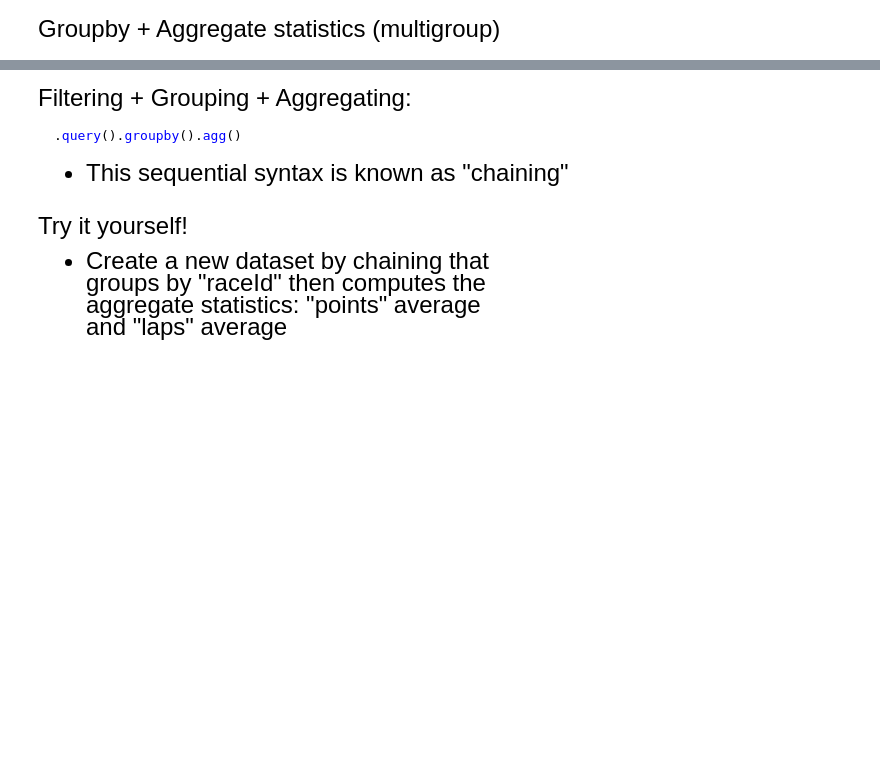
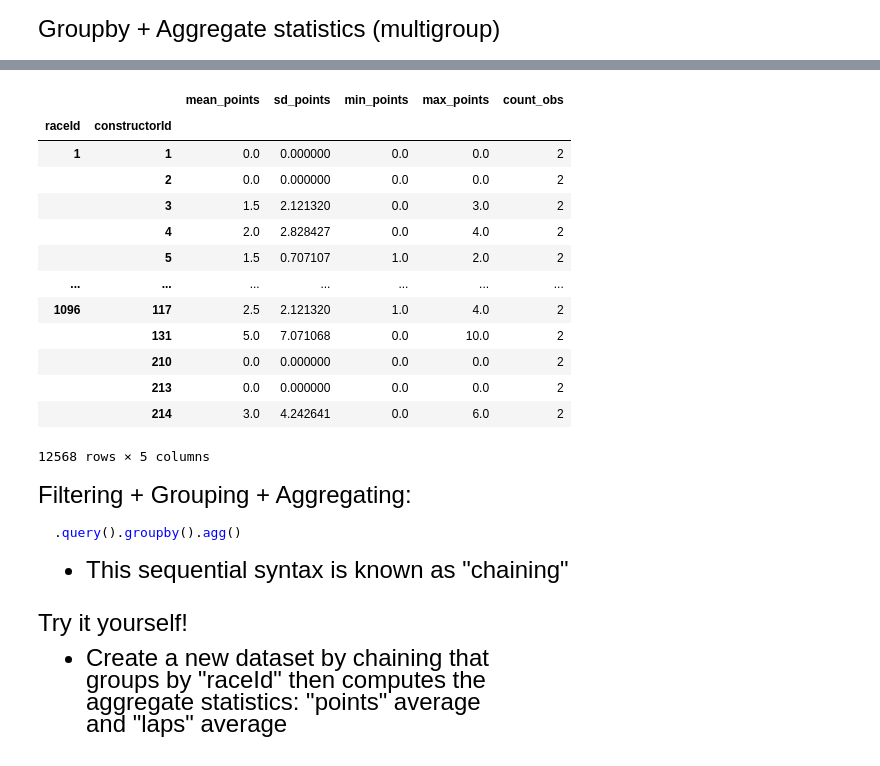
Before and after one commit to JE-lecture-notes/qtm151f_fall_2023, a Jupyter notebook: lecture_13/lecture_13.LJP.ipynb, the cells around one changed output, grey strips where cells are left out. Cells and saved outputs as stored; diff of their text form; code cells hidden in the pictures; blank space fills up the shorter version.

```diff
--- a/lecture_13/lecture_13.LJP.ipynb
+++ b/lecture_13/lecture_13.LJP.ipynb
@@ -222,3 +289,20 @@ len(teamrace_agg)
+# %%
+teamrace_agg
+# %% [output]
+|  |  | mean_points | sd_points | min_points | max_points | count_obs |
+| raceId | constructorId |  |  |  |  |  |
+| 1 | 1 | 0.0 | 0.000000 | 0.0 | 0.0 | 2 |
+|  | 2 | 0.0 | 0.000000 | 0.0 | 0.0 | 2 |
+|  | 3 | 1.5 | 2.121320 | 0.0 | 3.0 | 2 |
+|  | 4 | 2.0 | 2.828427 | 0.0 | 4.0 | 2 |
+|  | 5 | 1.5 | 0.707107 | 1.0 | 2.0 | 2 |
+| ... | ... | ... | ... | ... | ... | ... |
+| 1096 | 117 | 2.5 | 2.121320 | 1.0 | 4.0 | 2 |
+|  | 131 | 5.0 | 7.071068 | 0.0 | 10.0 | 2 |
+|  | 210 | 0.0 | 0.000000 | 0.0 | 0.0 | 2 |
+|  | 213 | 0.0 | 0.000000 | 0.0 | 0.0 | 2 |
+|  | 214 | 3.0 | 4.242641 | 0.0 | 6.0 | 2 |
+12568 rows × 5 columns
 # %% [markdown]
 <font size = "5">
 
```
Also changed, not shown: parts of 15 cells of this notebook, 8 other files.
